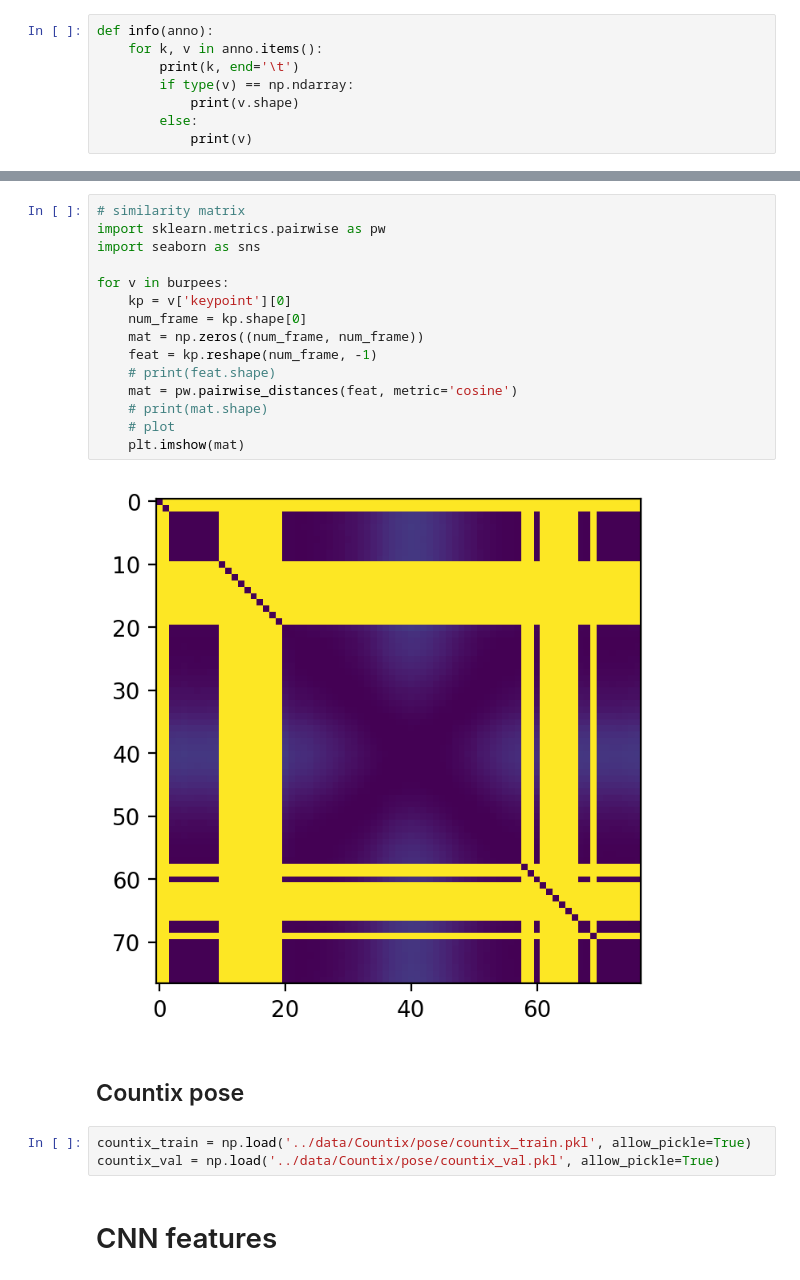
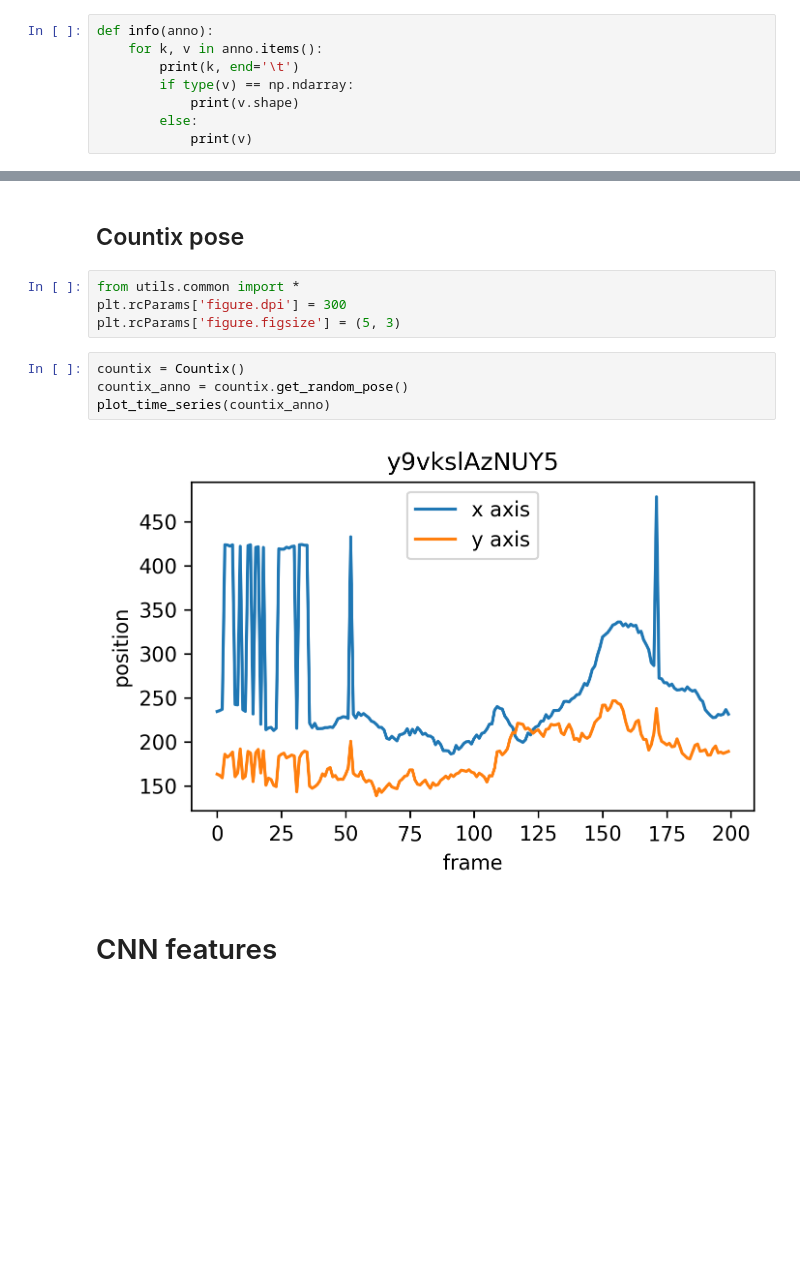
Before and after one commit to iucario/WorkoutDetector, a Jupyter notebook: WorkoutDetector/similarity_image.ipynb, the cells around one changed output, grey strips where cells are left out. Saved outputs shown, nothing was run; the diff lists cells and outputs as text; blank space fills up the shorter version.

```diff
--- a/WorkoutDetector/similarity_image.ipynb
+++ b/WorkoutDetector/similarity_image.ipynb
@@ -95,25 +52,15 @@ plt.show()
-# %%
-# similarity matrix
-import sklearn.metrics.pairwise as pw
-import seaborn as sns
-
-for v in burpees:
-    kp = v['keypoint'][0]
-    num_frame = kp.shape[0]
-    mat = np.zeros((num_frame, num_frame))
-    feat = kp.reshape(num_frame, -1)
-    # print(feat.shape)
-    mat = pw.pairwise_distances(feat, metric='cosine')
-    # print(mat.shape)
-    # plot
-    plt.imshow(mat)
-# %% [output]
-[figure, removed]
 # %% [markdown]
 ## Countix pose
-# %%
-countix_train = np.load('../data/Countix/pose/countix_train.pkl', allow_pickle=True)
-countix_val = np.load('../data/Countix/pose/countix_val.pkl', allow_pickle=True)
+# %%
+from utils.common import *
+plt.rcParams['figure.dpi'] = 300
+plt.rcParams['figure.figsize'] = (5, 3)
+# %%
+countix = Countix()
+countix_anno = countix.get_random_pose()
+plot_time_series(countix_anno)
+# %% [output]
+[figure, added]
 # %% [markdown]
 # CNN features
 # %%
```
Also changed, not shown: parts of 23 cells of this notebook, 23 other files.
